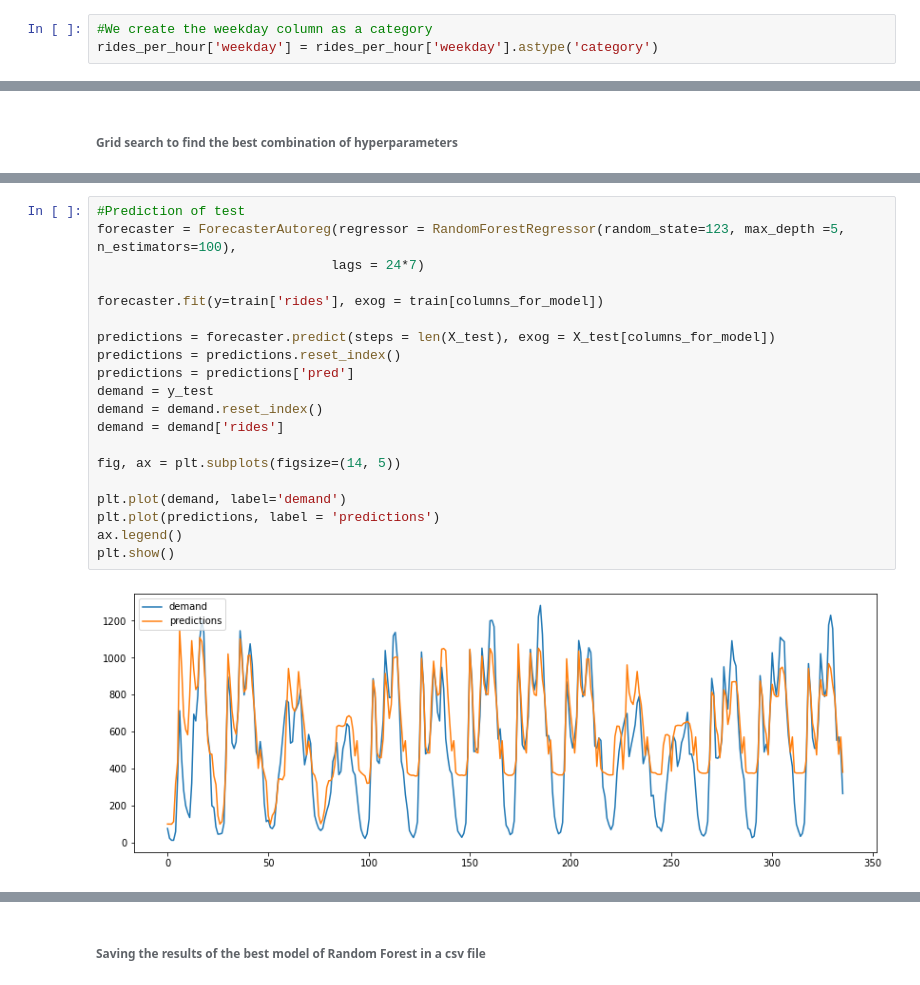
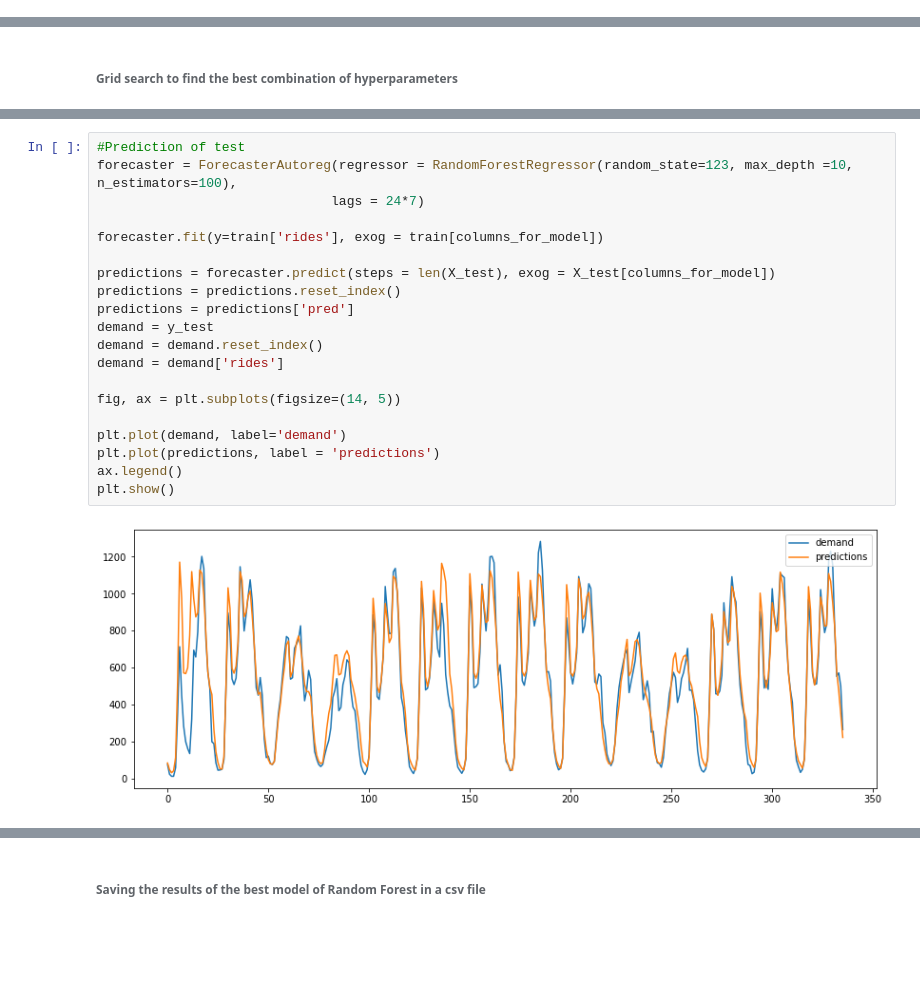
Before and after one commit to paulamartinm/bicimad_prevision_tfm, a Jupyter notebook: Notebooks/3. Models for global demand.ipynb, the cells around one changed output, grey strips where cells are left out. Saved outputs shown, nothing was run; the diff lists cells and outputs as text; blank space fills up the shorter version.

```diff
--- a/Notebooks/3. Models for global demand.ipynb
+++ b/Notebooks/3. Models for global demand.ipynb
@@ -29,9 +36,6 @@ rides_per_hour = rides_per_hour[['datetime', 'date', 'weekday', 'hour',  'time',
 #We set the column datetime as an index and sort the dataset by datetime ascendent
 rides_per_hour.set_index('datetime', inplace=True)
 rides_per_hour.sort_index(inplace=True)
-# %%
-#We create the weekday column as a category
-rides_per_hour['weekday'] = rides_per_hour['weekday'].astype('category')
 # %% [markdown]
 ### Autocorrelation plots
 # %%
@@ -840,25 +825,25 @@ grid_seach
 # %%
 #Prediction of test
-forecaster = ForecasterAutoreg(regressor = RandomForestRegressor(random_state=123, max_depth =5, n_estimators=100),
+forecaster = ForecasterAutoreg(regressor = RandomForestRegressor(random_state=123, max_depth =10, n_estimators=100),
                               lags = 24*7)
 
 forecaster.fit(y=train['rides'], exog = train[columns_for_model])
 
 predictions = forecaster.predict(steps = len(X_test), exog = X_test[columns_for_model])
 predictions = predictions.reset_index()
 predictions = predictions['pred']
 demand = y_test
 demand = demand.reset_index()
 demand = demand['rides']
 
 fig, ax = plt.subplots(figsize=(14, 5))
 
 plt.plot(demand, label='demand')
 plt.plot(predictions, label = 'predictions')
 ax.legend()
 plt.show()
 # %% [output]
-[figure, old version]
+[figure, new version]
 # %%
 mse, mae, rmse = calculate_metrics(predictions, demand)
 evaluation_models = evaluation_models.append({'model':'Random Forest with exog. variables grid search', 'MSE': mse, 'MAE': mae, 'RMSE': rmse},
```
Also changed, not shown: parts of 54 cells of this notebook.
